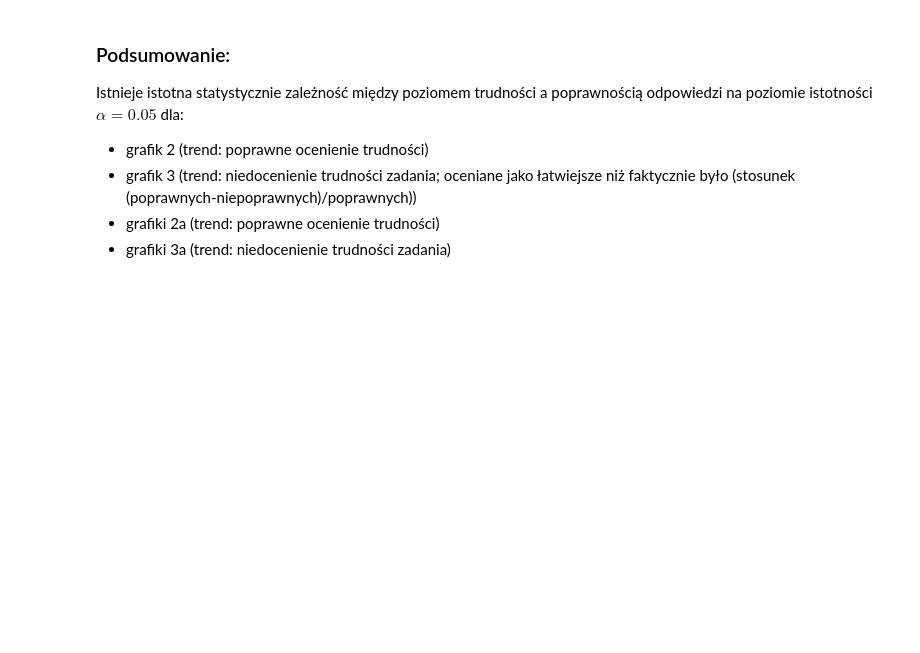
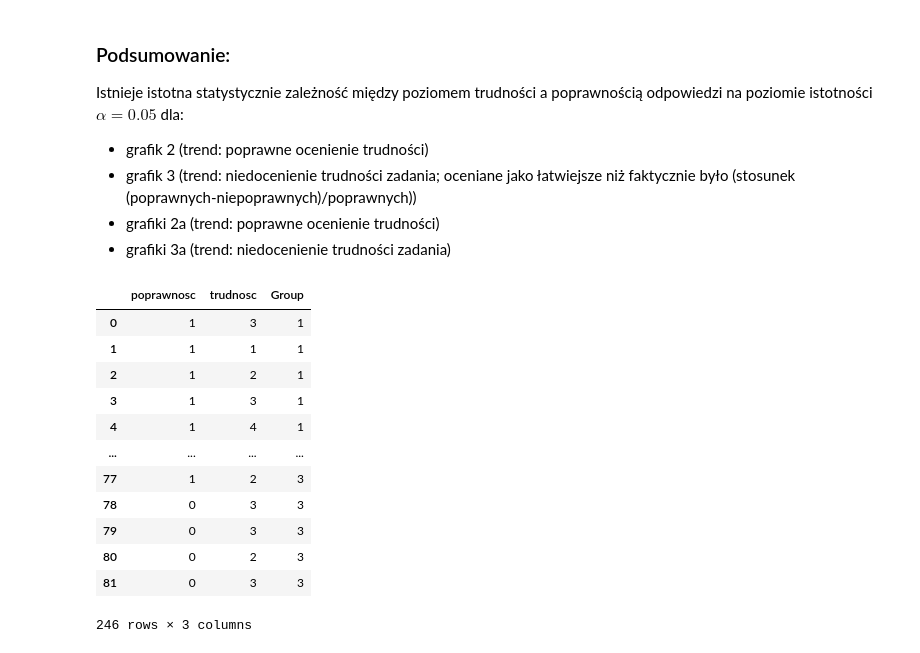
Before and after one commit to MartaSolarz/Master_thesis, a Jupyter notebook: statistical_tests/poprawnosc_vs_trudnosc.ipynb, the cells around one changed output. Drawn from its saved outputs; the diff is of its cells as text; code cells hidden in the pictures; blank space fills up the shorter version.

```diff
--- a/statistical_tests/poprawnosc_vs_trudnosc.ipynb
+++ b/statistical_tests/poprawnosc_vs_trudnosc.ipynb
@@ -425,3 +425,40 @@ Istnieje istotna statystycznie zależność między poziomem trudności a popraw
 - grafik 3 (trend: niedocenienie trudności zadania; oceniane jako łatwiejsze niż faktycznie było (stosunek (poprawnych-niepoprawnych)/poprawnych))
 - grafiki 2a (trend: poprawne ocenienie trudności)
 - grafiki 3a (trend: niedocenienie trudności zadania)
+# %%
+# wszystkie
+trud = [df_answers['1a_trud'], df_answers['1b_trud']]
+popr = [df_answers['1a_corr'], df_answers['1b_corr']]
+
+df1 = prepate_set(trud, popr)
+df1['Group'] = '1'
+
+trud = [df_answers['2a_trud'], df_answers['2b_trud']]
+popr = [df_answers['2a_corr'], df_answers['2b_corr']]
+
+df2 = prepate_set(trud, popr)
+df2['Group'] = '2'
+
+trud = [df_answers['3a_trud'], df_answers['3b_trud']]
+popr = [df_answers['3a_corr'], df_answers['3b_corr']]
+
+df3 = prepate_set(trud, popr)
+df3['Group'] = '3'
+
+df = pd.concat([df1, df2, df3])
+# %%
+df
+# %% [output]
+|  | poprawnosc | trudnosc | Group |
+| 0 | 1 | 3 | 1 |
+| 1 | 1 | 1 | 1 |
+| 2 | 1 | 2 | 1 |
+| 3 | 1 | 3 | 1 |
+| 4 | 1 | 4 | 1 |
+| ... | ... | ... | ... |
+| 77 | 1 | 2 | 3 |
+| 78 | 0 | 3 | 3 |
+| 79 | 0 | 3 | 3 |
+| 80 | 0 | 2 | 3 |
+| 81 | 0 | 3 | 3 |
+246 rows × 3 columns
```
Also changed, not shown: parts of 6 cells of this notebook, 2 other files.
